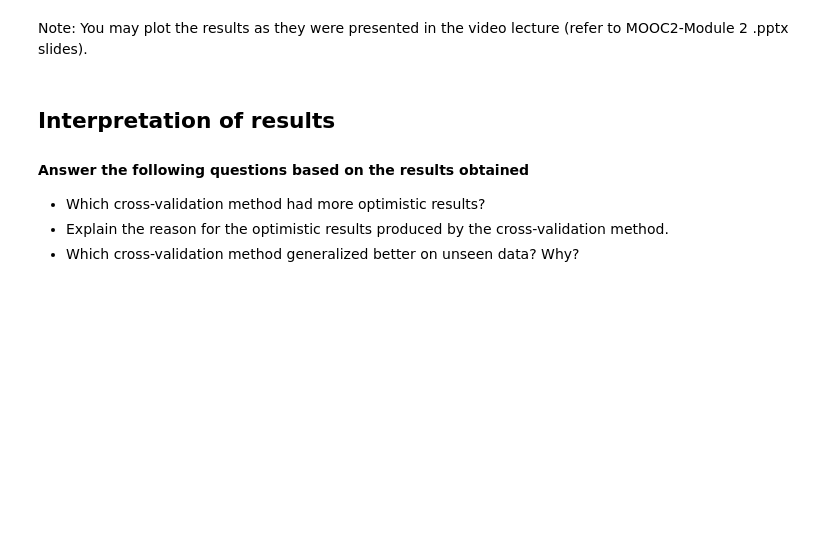
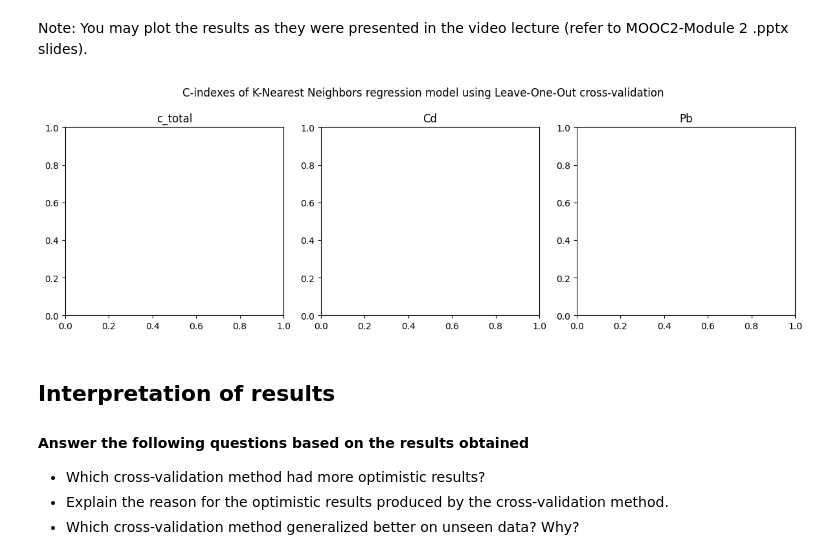
Before and after one commit to konstanyman/EMLM_E2, a Jupyter notebook: EMLM_Exercise2_template (1).ipynb, the cells around one changed output. Cells and saved outputs as stored; diff of their text form; code cells hidden in the pictures; blank space fills up the shorter version.

```diff
--- a/EMLM_Exercise2_template (1).ipynb
+++ b/EMLM_Exercise2_template (1).ipynb
@@ -96,8 +97,7 @@ def cindex(true_labels, pred_labels):
                     h_num += 1
                 elif (p == np):
                     h_num += 0.5
-    cindx = h_num/n
-    return cindx
+    return h_num/n
 # %%
 # Test the cindex function with following values
 true_labels = np.array([-1, 1, 1, -1, 1])
@@ -119,6 +240,17 @@ Print the corresponding Leave-Replicas-Out C-index for c_total, Cd and Pb for ea
 ## Plot Leave-One-Out and Leave-Replicas-Out Results
 # %% [markdown]
 Note: You may plot the results as they were presented in the video lecture (refer to MOOC2-Module 2 .pptx slides).
+# %%
+fig, axes = plt.subplots(1, 3, figsize=(12, 4))
+
+for i in range(3):
+    axes[i].plot()
+    axes[i].set_title(output_columns[i])
+
+fig.suptitle("C-indexes of K-Nearest Neighbors regression model using Leave-One-Out cross-validation")
+plt.tight_layout()
+# %% [output]
+[figure, added]
 # %% [markdown]
 ## Interpretation of results
 #### Answer the following questions based on the results obtained
```
Also changed, not shown: parts of 3 cells of this notebook.
